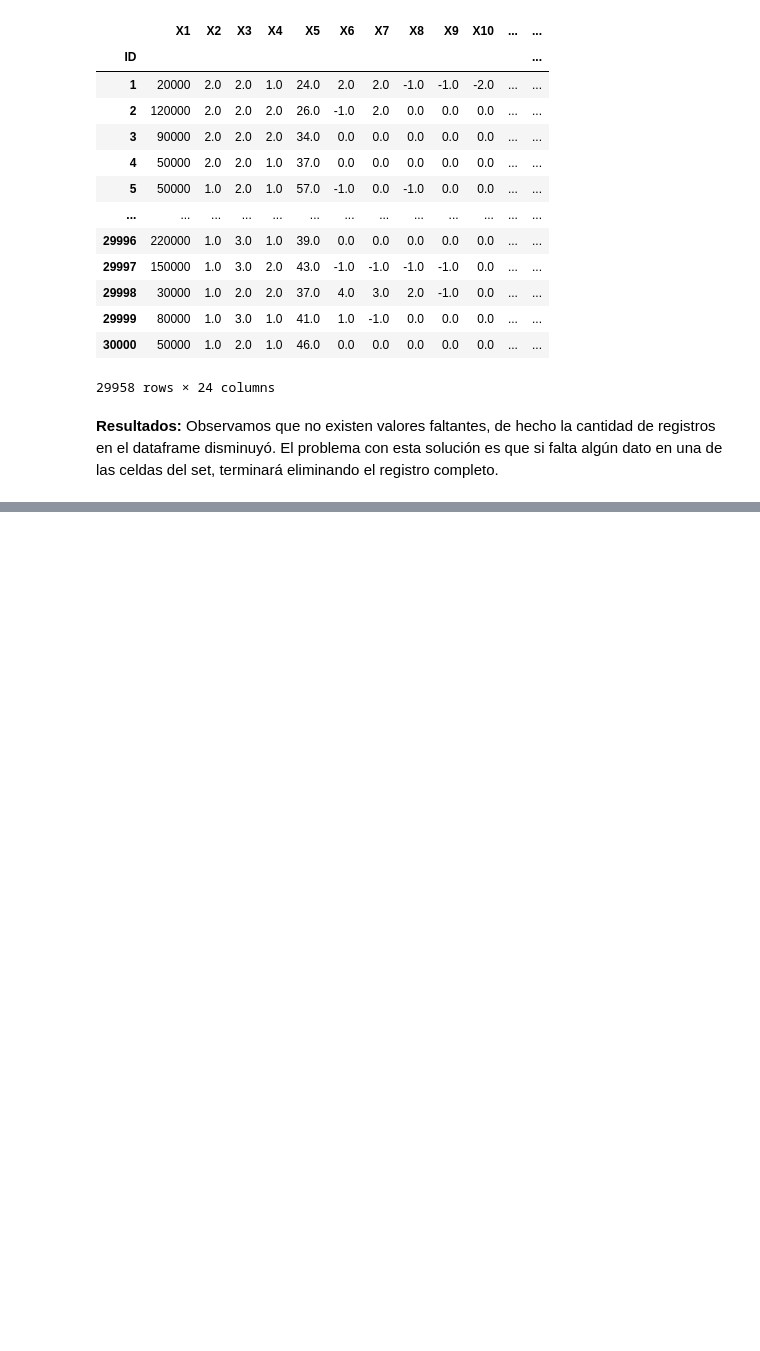
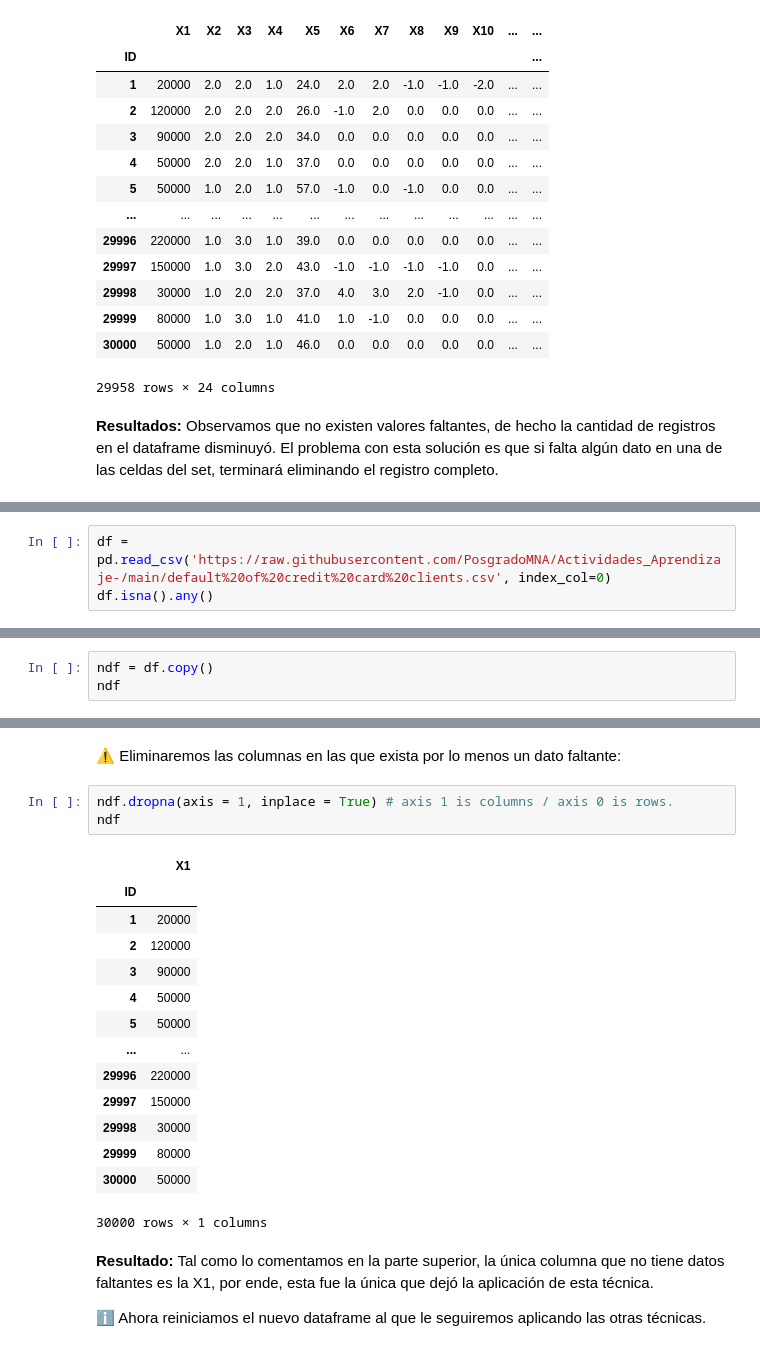
Before and after one commit to PosgradoMNA/actividades-de-aprendizaje-A01793509, a Jupyter notebook: Semana 3 - Actividad 1.ipynb, the cells around one changed output, grey strips where cells are left out. Drawn from its saved outputs; the diff is of its cells as text; blank space fills up the shorter version.

```diff
--- a/Semana 3 - Actividad 1.ipynb
+++ b/Semana 3 - Actividad 1.ipynb
@@ -162,0 +165,3 @@ df
+# %%
+df = pd.read_csv('https://raw.githubusercontent.com/PosgradoMNA/Actividades_Aprendizaje-/main/default%20of%20credit%20card%20clients.csv', index_col=0)
+df.isna().any()
@@ -162,0 +188,3 @@ df
+# %%
+ndf = df.copy()
+ndf
@@ -162,0 +206,24 @@ df
+# %% [markdown]
+⚠ Eliminaremos las columnas en las que exista por lo menos un dato faltante:
+# %%
+ndf.dropna(axis = 1, inplace = True) # axis 1 is columns / axis 0 is rows.
+ndf
+# %% [output]
+|  | X1 |
+| ID |  |
+| 1 | 20000 |
+| 2 | 120000 |
+| 3 | 90000 |
+| 4 | 50000 |
+| 5 | 50000 |
+| ... | ... |
+| 29996 | 220000 |
+| 29997 | 150000 |
+| 29998 | 30000 |
+| 29999 | 80000 |
+| 30000 | 50000 |
+30000 rows × 1 columns
+# %% [markdown]
+**Resultado:** Tal como lo comentamos en la parte superior, la única columna que no tiene datos faltantes es la X1, por ende, esta fue la única que dejó la aplicación de esta técnica.
+
+ℹ Ahora reiniciamos el nuevo dataframe al que le seguiremos aplicando las otras técnicas.
```
Also changed, not shown: parts of 38 cells of this notebook.
